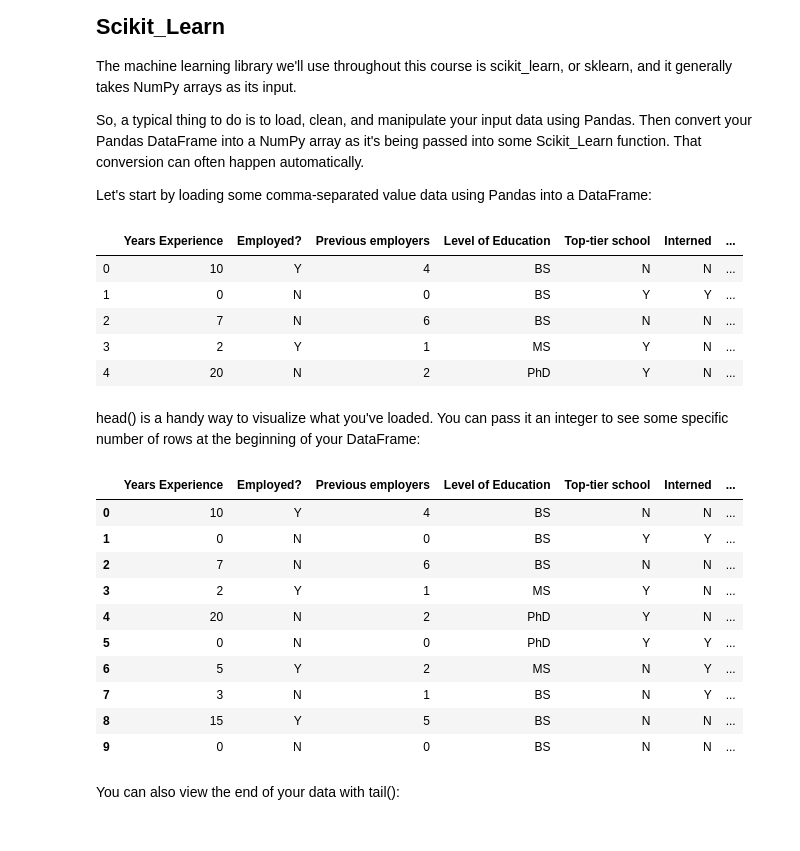
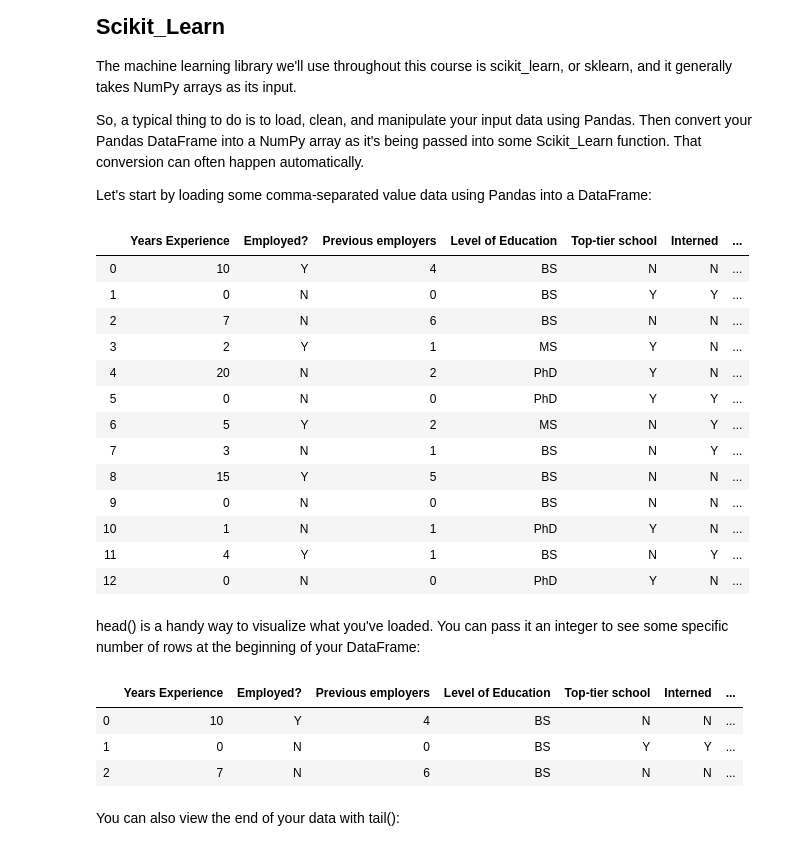
Before and after one commit to griffith-data-analytics/3803ict-workshops, a Jupyter notebook: Lab 1/I.1 PandasTutorial.ipynb, the cells around one changed output. Drawn from its saved outputs; the diff is of its cells as text; code cells hidden in the pictures.

```diff
--- a/Lab 1/I.1 PandasTutorial.ipynb
+++ b/Lab 1/I.1 PandasTutorial.ipynb
@@ -18,35 +18,35 @@ So, a typical thing to do is to load, clean, and manipulate your input data usin
 
 Let's start by loading some comma-separated value data using Pandas into a DataFrame:
 # %%
-import numpy as np
 import pandas as pd
 
 df = pd.read_csv("PastHires.csv")
 
-df.head()
+df
 # %% [output]
 |  | Years Experience | Employed? | Previous employers | Level of Education | Top-tier school | Interned | ... |
 | 0 | 10 | Y | 4 | BS | N | N | ... |
 | 1 | 0 | N | 0 | BS | Y | Y | ... |
 | 2 | 7 | N | 6 | BS | N | N | ... |
 | 3 | 2 | Y | 1 | MS | Y | N | ... |
 | 4 | 20 | N | 2 | PhD | Y | N | ... |
+| 5 | 0 | N | 0 | PhD | Y | Y | ... |
+| 6 | 5 | Y | 2 | MS | N | Y | ... |
+| 7 | 3 | N | 1 | BS | N | Y | ... |
+| 8 | 15 | Y | 5 | BS | N | N | ... |
+| 9 | 0 | N | 0 | BS | N | N | ... |
+| 10 | 1 | N | 1 | PhD | Y | N | ... |
+| 11 | 4 | Y | 1 | BS | N | Y | ... |
+| 12 | 0 | N | 0 | PhD | Y | N | ... |
 # %% [markdown]
 head() is a handy way to visualize what you've loaded. You can pass it an integer to see some specific number of rows at the beginning of your DataFrame:
 # %%
-df.head(10)
+df.head(3)
 # %% [output]
 |  | Years Experience | Employed? | Previous employers | Level of Education | Top-tier school | Interned | ... |
 | 0 | 10 | Y | 4 | BS | N | N | ... |
 | 1 | 0 | N | 0 | BS | Y | Y | ... |
 | 2 | 7 | N | 6 | BS | N | N | ... |
-| 3 | 2 | Y | 1 | MS | Y | N | ... |
-| 4 | 20 | N | 2 | PhD | Y | N | ... |
-| 5 | 0 | N | 0 | PhD | Y | Y | ... |
-| 6 | 5 | Y | 2 | MS | N | Y | ... |
-| 7 | 3 | N | 1 | BS | N | Y | ... |
-| 8 | 15 | Y | 5 | BS | N | N | ... |
-| 9 | 0 | N | 0 | BS | N | N | ... |
 # %% [markdown]
 You can also view the end of your data with tail():
 # %%
```
Also changed, not shown: parts of 8 cells of this notebook, 14 other files.
